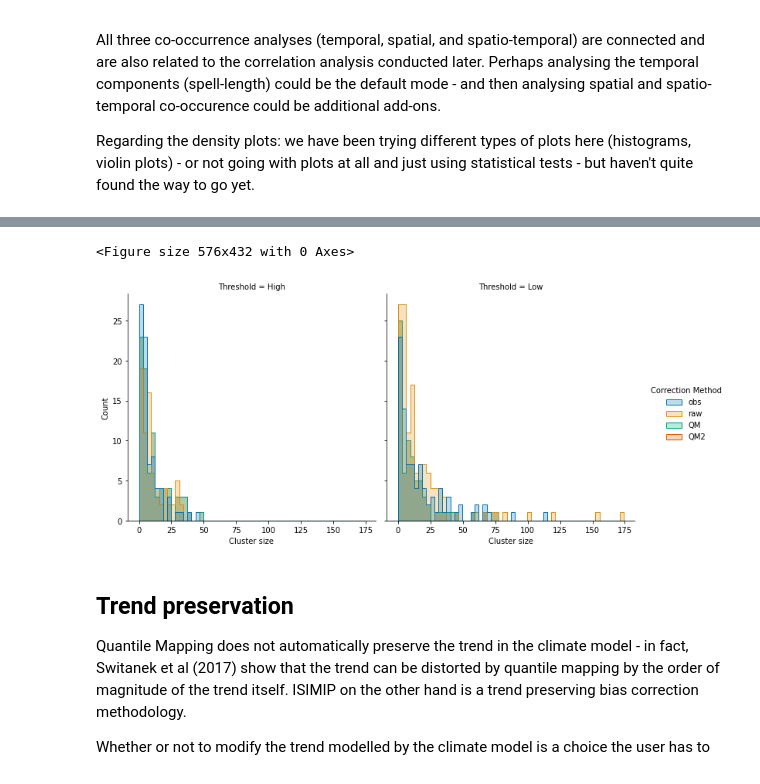
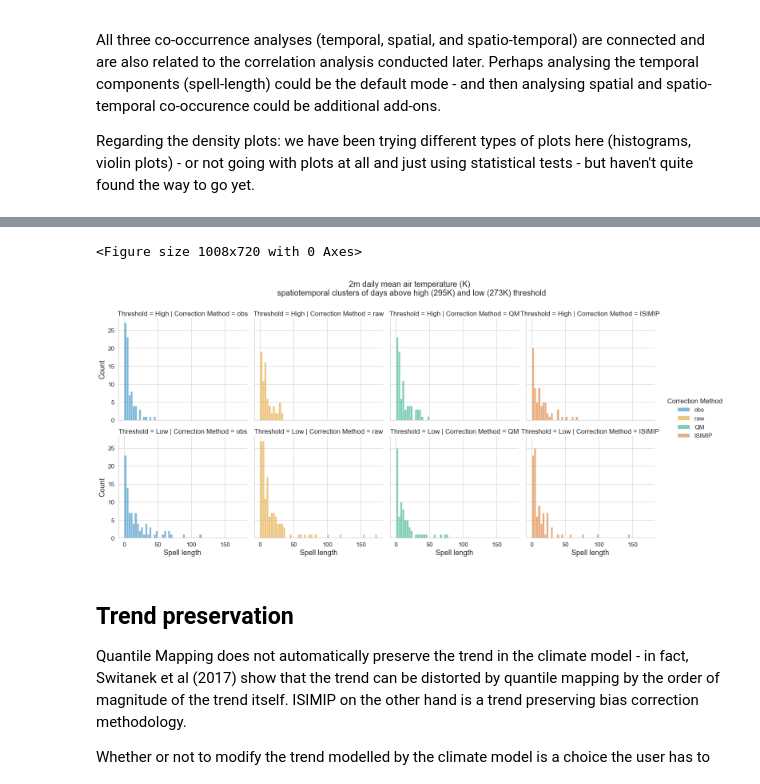
Before and after one commit to ecmwf-projects/ibicus, a Jupyter notebook: notebooks/debiasers_comparison_and_evaluation.ipynb, the cells around one changed output, grey strips where cells are left out. Drawn from its saved outputs; the diff is of its cells as text; code cells hidden in the pictures.

```diff
--- a/notebooks/debiasers_comparison_and_evaluation.ipynb
+++ b/notebooks/debiasers_comparison_and_evaluation.ipynb
@@ -46,10 +46,10 @@ def preprocess_isimip_evaluation_testing_data(variable):
     cm_future = cm[:, :, 9001:]
 
     dates = {
-        "obs": get_dates(obs),
-        "obs_validate": get_dates(obs_validate),
-        "cm_hist": get_dates(cm_hist),
-        "cm_future": get_dates(cm_future),
+        "time_obs_hist": get_dates(obs),
+        #"obs_validate": get_dates(obs_validate),
+        "time_cm_hist": get_dates(cm_hist),
+        "time_cm_future": get_dates(cm_future),
     }
 
     obs = np.transpose(np.array(obs.data), (2, 0, 1))
@@ -132,6 +132,6 @@ test_debiased_hist = QM_tas_debiaser.apply(tas_obs, tas_cm_hist, tas_cm_hist)
 ----- Running debiasing -----
 # %%
 # ISIMIP
-ISIMIP_tas_debiaser = ISIMIP.from_variable('tas')
-tas_debiased_ISIMIP = ISIMIP_tas_debiaser.apply(obs=tas_obs, cm_hist=tas_cm_hist, cm_future=tas_cm_future, **tas_dates)
+ISIMIP_tas_debiaser = ISIMIP.from_variable(variable = 'tas')
+tas_debiased_ISIMIP = ISIMIP_tas_debiaser.apply(tas_obs, tas_cm_hist, tas_cm_future, **tas_dates)
 # %% [output]
@@ -254,15 +269,15 @@ tas_spatial_clusters_plot.show()
 # %%
 # spatiotemporally connected clusters
 tas_spatiotemporal_clusters = EOT.calculate_spatiotemporal_clusters(variable = 'tas', obs = tas_obs_validate,
                                                      raw = tas_cm_future, QM=tas_debiased_QM,
-                                                     QM2 = tas_debiased_QM)
+                                                     ISIMIP = tas_debiased_ISIMIP)
 
-tas_spatiotemporal_clusters_plot = EOT.clusters_distribution(variable = 'tas', plot_data = tas_spatiotemporal_clusters,
+tas_spatiotemporal_clusters_plot = EOT.plot_clusters_distribution(variable = 'tas', plot_data = tas_spatiotemporal_clusters,
                                   clustertype = 'spatiotemporal')
 tas_spatiotemporal_clusters_plot.show()
 # %% [output]
-<Figure size 576x432 with 0 Axes>
+<Figure size 1008x720 with 0 Axes>
-[figure, old version]
+[figure, new version]
 # %% [markdown]
 ## Trend preservation
 
```
Also changed, not shown: parts of 14 cells of this notebook, 2 other files.
